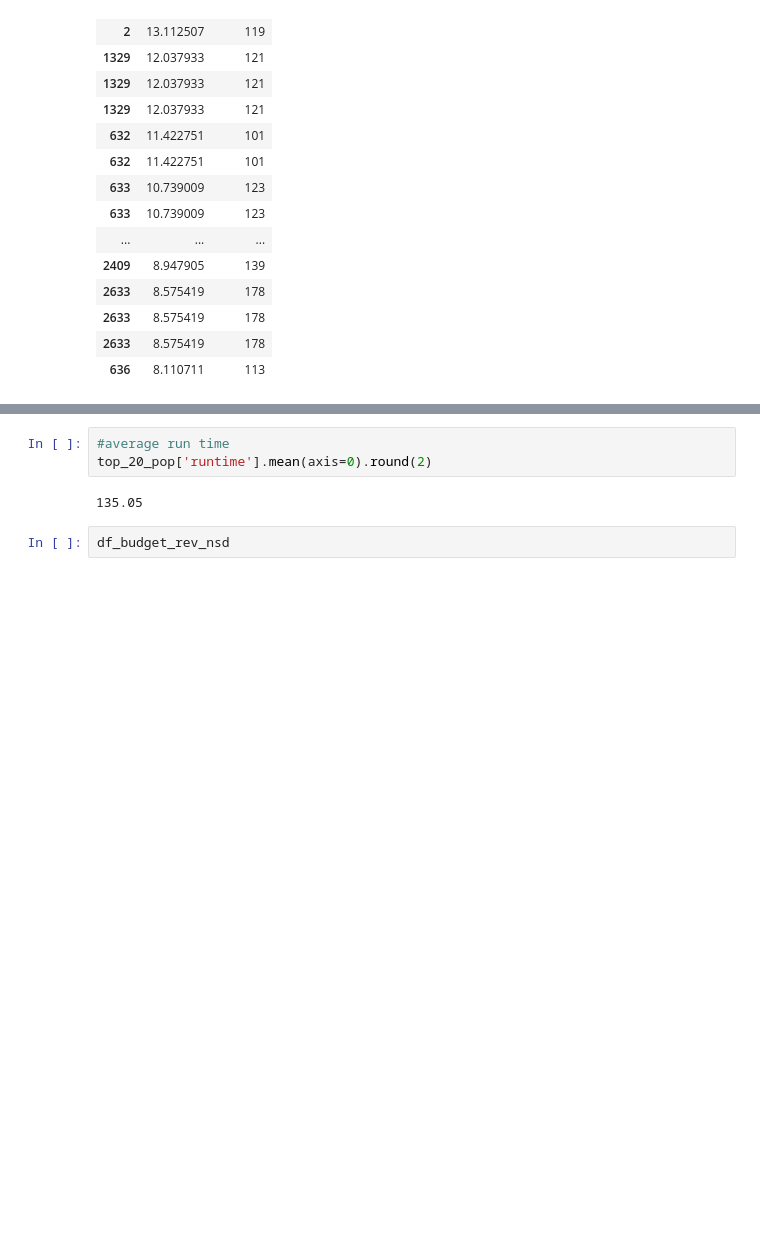
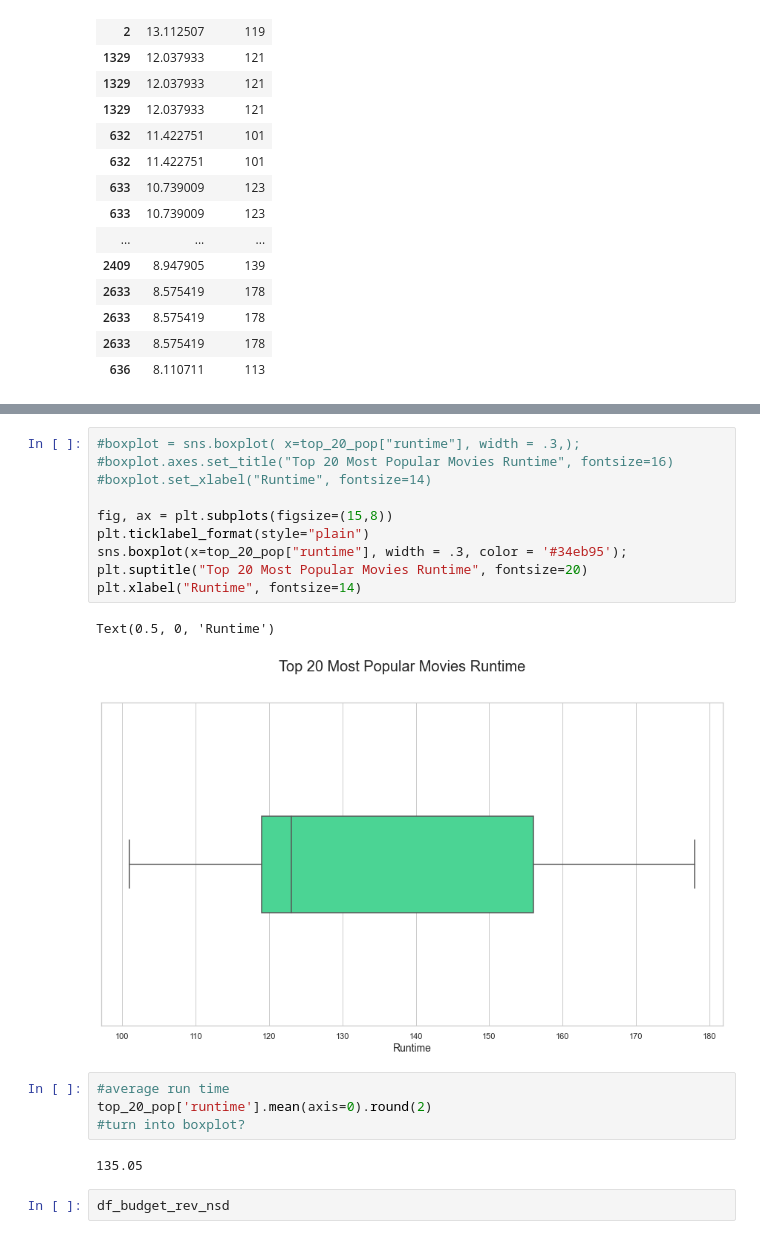
Before and after one commit to krbendol/movie_analysis_Microsoft, a Jupyter notebook: cleaning_of_data.ipynb, the cells around one changed output, grey strips where cells are left out. Cells and saved outputs as stored; diff of their text form; blank space fills up the shorter version.

Commit message:
boxplot

```diff
--- a/cleaning_of_data.ipynb
+++ b/cleaning_of_data.ipynb
@@ -438,6 +470,20 @@ top_20_pop
+# %%
+#boxplot = sns.boxplot( x=top_20_pop["runtime"], width = .3,);
+#boxplot.axes.set_title("Top 20 Most Popular Movies Runtime", fontsize=16)
+#boxplot.set_xlabel("Runtime", fontsize=14)
+
+fig, ax = plt.subplots(figsize=(15,8))
+plt.ticklabel_format(style="plain")
+sns.boxplot(x=top_20_pop["runtime"], width = .3, color = '#34eb95');
+plt.suptitle("Top 20 Most Popular Movies Runtime", fontsize=20)
+plt.xlabel("Runtime", fontsize=14)
+# %% [output]
+Text(0.5, 0, 'Runtime')
+[figure, added]
 # %%
 #average run time
 top_20_pop['runtime'].mean(axis=0).round(2)
+#turn into boxplot?
 # %% [output]
 135.05
 # %%
```
Also changed, not shown: parts of 2 cells of this notebook.
